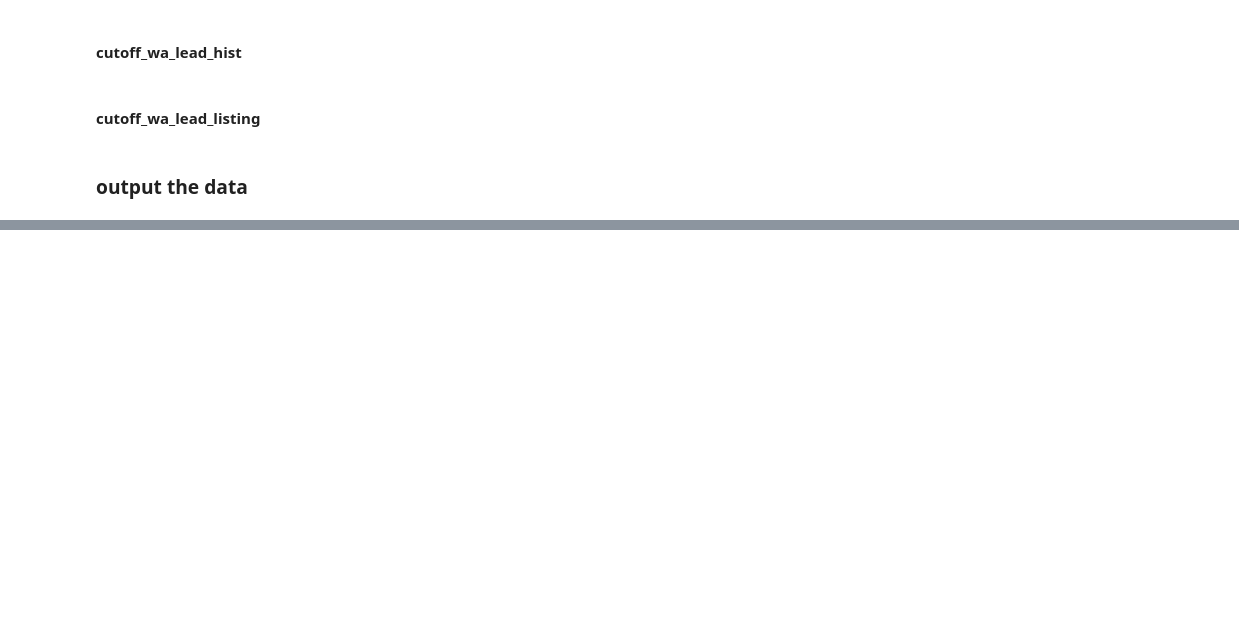
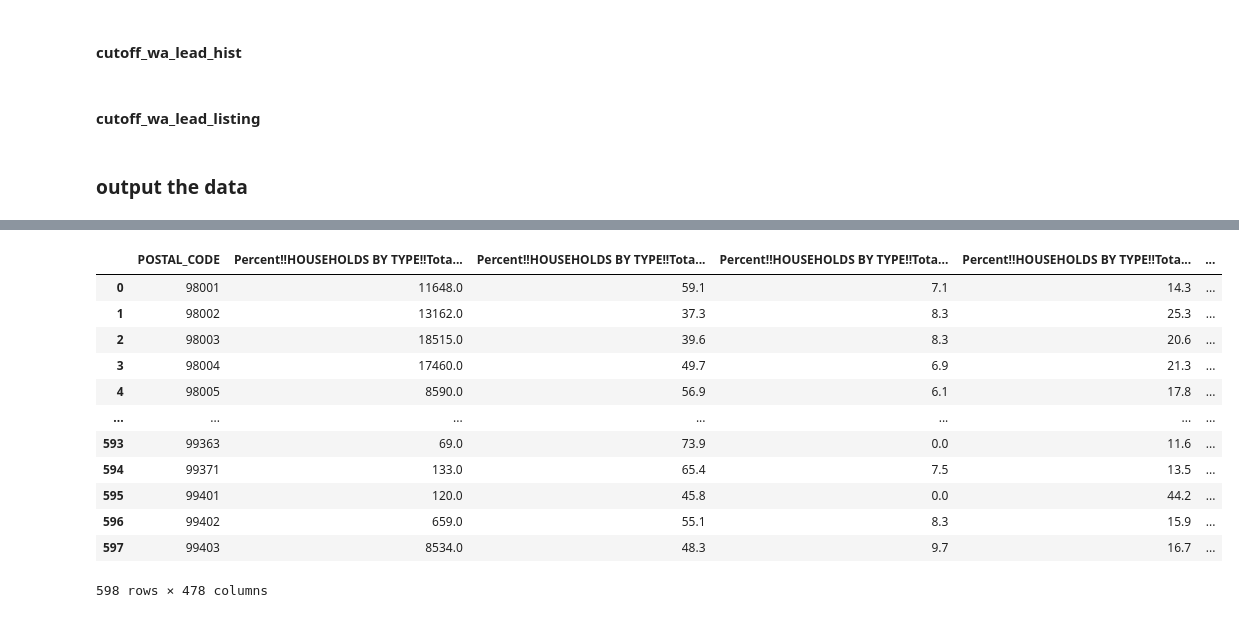
Before and after one commit to endpointclosing/lead-scoring, a Jupyter notebook: notebooks/data_prep_and_feature_engineering.ipynb, the cells around one changed output, grey strips where cells are left out. Cells and saved outputs as stored; diff of their text form; code cells hidden in the pictures; blank space fills up the shorter version.

Commit message:
add acs data prep

```diff
--- a/notebooks/data_prep_and_feature_engineering.ipynb
+++ b/notebooks/data_prep_and_feature_engineering.ipynb
@@ -229,0 +384,5 @@ cutoff_wa_lead_listing = wa_lead_listing[pd.to_datetime(wa_lead_listing["ACTIVE_
+# %%
+perc_demo_house_esti = demo_house_esti[[i for i in demo_house_esti.columns if (i.startswith("Percent!!") & all(demo_house_esti[i] != "(X)"))] + ["Geographic Area Name"]]
+perc_demo_house_esti["POSTAL_CODE"] = [i[6:] for i in perc_demo_house_esti['Geographic Area Name']]
+perc_demo_house_esti["STATE"] = perc_demo_house_esti["POSTAL_CODE"].apply(state_fill)
+wa_perc_demo_house_esti = perc_demo_house_esti[perc_demo_house_esti["STATE"] == "WA"]
@@ -229,0 +404,10 @@ cutoff_wa_lead_listing = wa_lead_listing[pd.to_datetime(wa_lead_listing["ACTIVE_
+# %%
+def merge_df(df_list):
+    output_df = pd.DataFrame(df_list[0].drop(["Geographic Area Name","STATE"], axis = 1))
+    for df in df_list[1:]:
+        df = df.drop(["Geographic Area Name","STATE"], axis = 1)
+        output_df = output_df.merge(df, how= "inner",  on="POSTAL_CODE")
+
+    return output_df
+# %%
+acs_overall = merge_df([wa_perc_social_char,wa_perc_econ_char,wa_perc_house_char,wa_perc_demo_house_esti])
@@ -229,0 +430,18 @@ cutoff_wa_lead_listing = wa_lead_listing[pd.to_datetime(wa_lead_listing["ACTIVE_
+# %%
+acs_overall.insert(0, "POSTAL_CODE",acs_overall.pop("POSTAL_CODE"))
+# %%
+acs_overall
+# %% [output]
+|  | POSTAL_CODE | Percent!!HOUSEHOLDS BY TYPE!!Tota... | Percent!!HOUSEHOLDS BY TYPE!!Tota... | Percent!!HOUSEHOLDS BY TYPE!!Tota... | Percent!!HOUSEHOLDS BY TYPE!!Tota... | ... |
+| 0 | 98001 | 11648.0 | 59.1 | 7.1 | 14.3 | ... |
+| 1 | 98002 | 13162.0 | 37.3 | 8.3 | 25.3 | ... |
+| 2 | 98003 | 18515.0 | 39.6 | 8.3 | 20.6 | ... |
+| 3 | 98004 | 17460.0 | 49.7 | 6.9 | 21.3 | ... |
+| 4 | 98005 | 8590.0 | 56.9 | 6.1 | 17.8 | ... |
+| ... | ... | ... | ... | ... | ... | ... |
+| 593 | 99363 | 69.0 | 73.9 | 0.0 | 11.6 | ... |
+| 594 | 99371 | 133.0 | 65.4 | 7.5 | 13.5 | ... |
+| 595 | 99401 | 120.0 | 45.8 | 0.0 | 44.2 | ... |
+| 596 | 99402 | 659.0 | 55.1 | 8.3 | 15.9 | ... |
+| 597 | 99403 | 8534.0 | 48.3 | 9.7 | 16.7 | ... |
+598 rows × 478 columns
```
Also changed, not shown: parts of 36 cells of this notebook.
